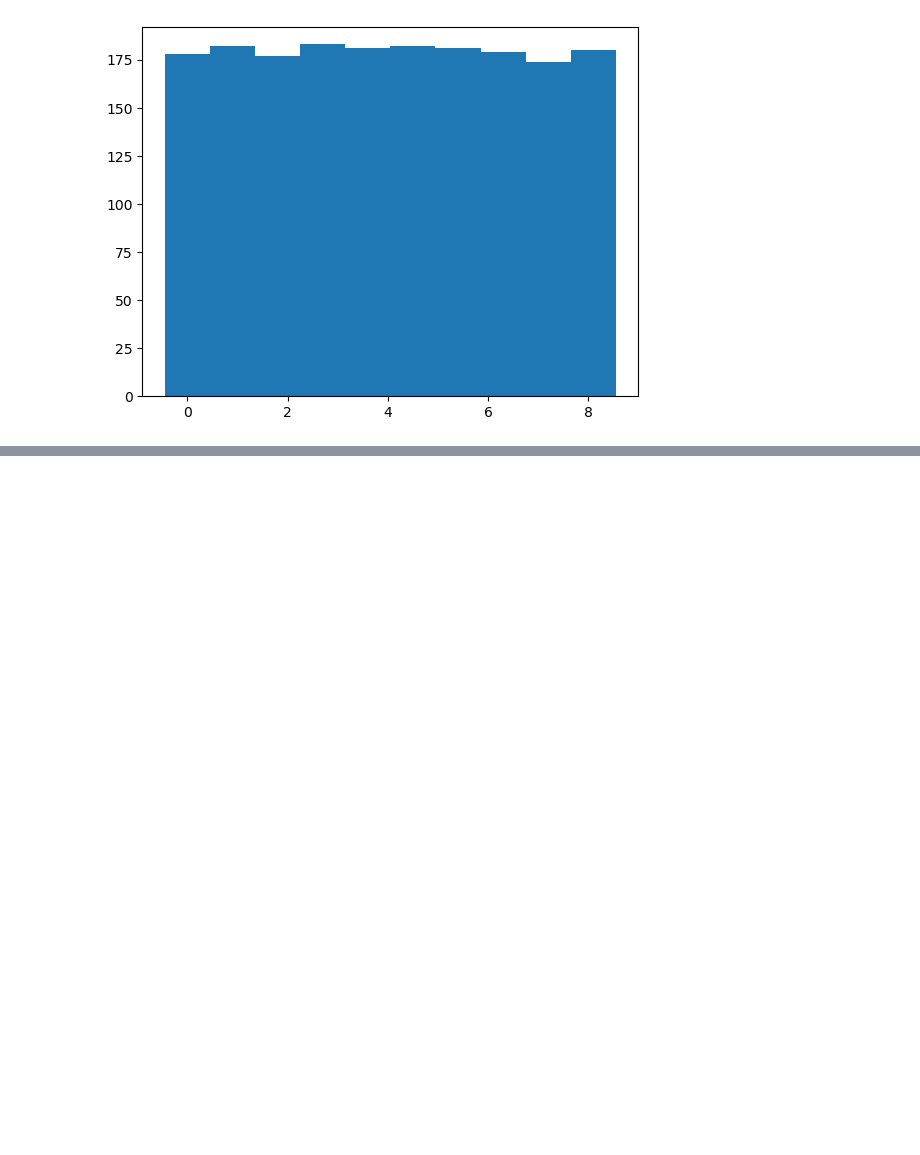
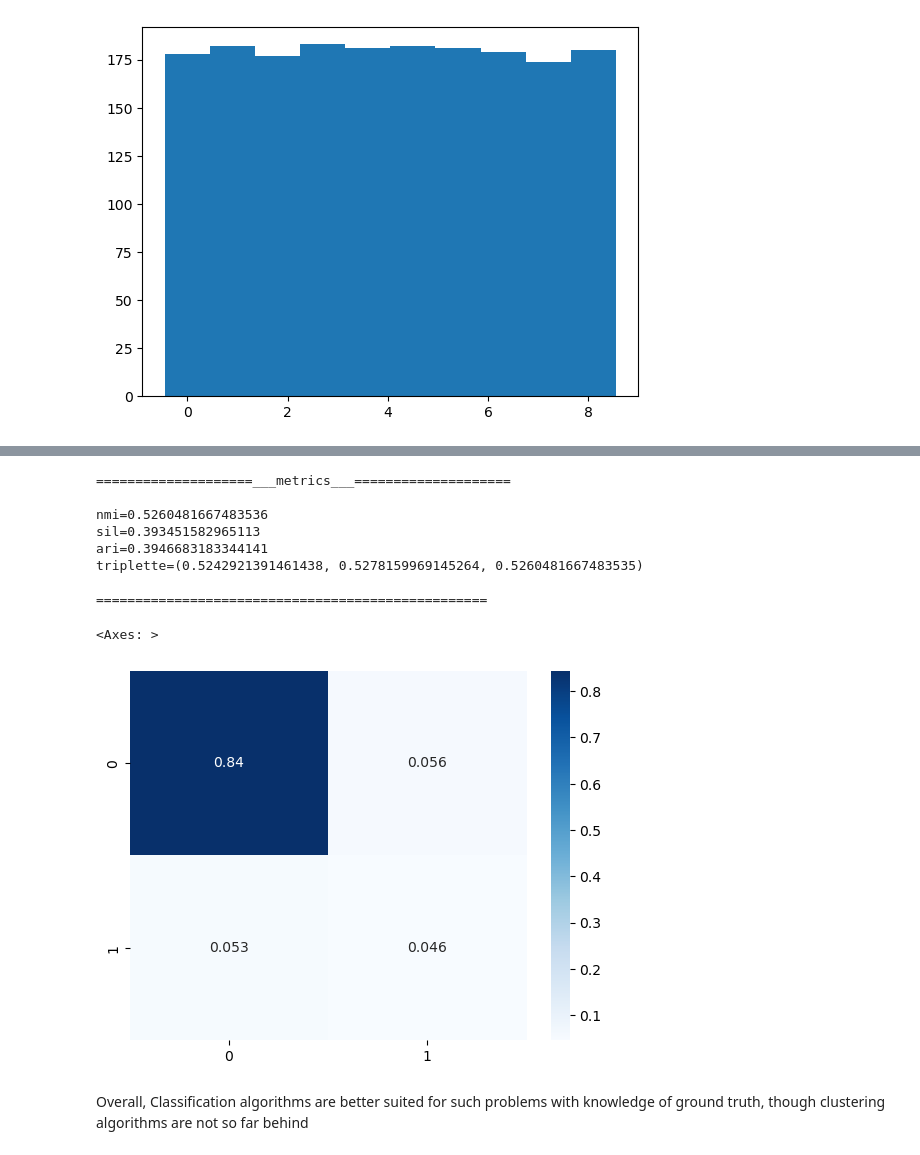
Before and after one commit to Insiares/simplon_datai_2025, a Jupyter notebook: Clustering/K_means_mnist.ipynb, the cells around one changed output, grey strips where cells are left out. Drawn from its saved outputs; the diff is of its cells as text; code cells hidden in the pictures; blank space fills up the shorter version.

```diff
--- a/Clustering/K_means_mnist.ipynb
+++ b/Clustering/K_means_mnist.ipynb
@@ -86,0 +152,29 @@ homogen=0.7479563310879256
+# %%
+#eval with PCA
+nmi = normalized_mutual_info_score(y, y_hat2)
+print('\n'+20*'='+'___metrics___'+20*'='+'\n')
+print(f'{nmi=}')
+sil = silhouette_score(x2, y_hat2)
+print(f'{sil=}')
+ari = adjusted_rand_score(y,y_hat2)
+print(f'{ari=}')
+triplette = homogeneity_completeness_v_measure(y, y_hat2)
+print(f'{triplette=}')
+print('\n'+50*'=')
+pairmatrix = pair_confusion_matrix(y, y_hat2)
+pairmatrix = pairmatrix /pairmatrix.sum()
+sns.heatmap(pairmatrix, annot=True, cbar= True, cmap = 'Blues')
+#Reducing dimension seems to be detrimental for clustering performances, looks like it leads to information loss
+# %% [output]
+====================___metrics___====================
+
+nmi=0.5260481667483536
+sil=0.393451582965113
+ari=0.3946683183344141
+triplette=(0.5242921391461438, 0.5278159969145264, 0.5260481667483535)
+
+==================================================
+<Axes: >
+[figure, added]
+# %% [markdown]
+Overall, Classification algorithms are better suited for such problems with knowledge of ground truth, though clustering algorithms are not so far behind
```
Also changed, not shown: parts of 7 cells of this notebook, 1 other file.
